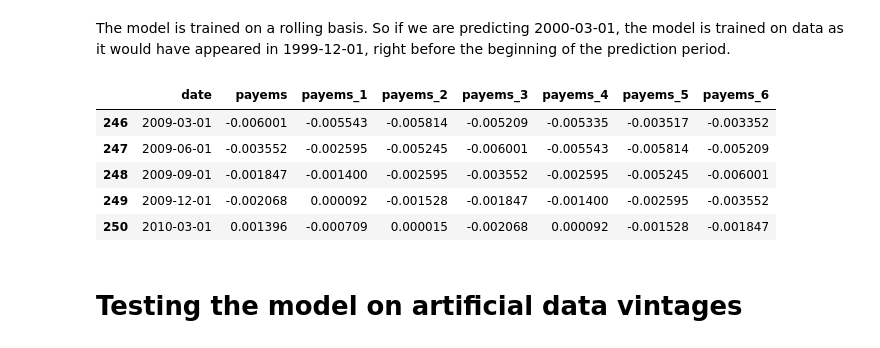
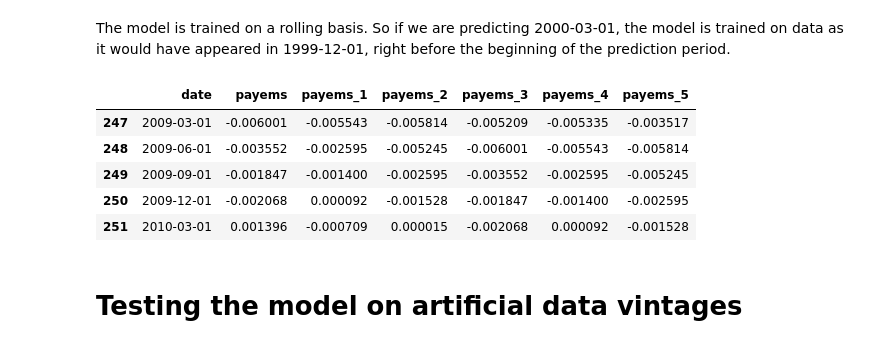
Before and after one commit to dhopp1/nowcasting_benchmark, a Jupyter notebook: methodologies/model_gb.ipynb, the cells around one changed output. Drawn from its saved outputs; the diff is of its cells as text; code cells hidden in the pictures.

```diff
--- a/methodologies/model_gb.ipynb
+++ b/methodologies/model_gb.ipynb
@@ -82,19 +82,19 @@ The model is trained on a rolling basis. So if we are predicting 2000-03-01, the
 # %%
 # this cell is form information only. The process is repeated below for each test date.
 transformed_train = mean_fill_dataset(test, test) # fill any missing values with the mean
-transformed_train = flatten_data(transformed_train, target_variable, 6) # 6 means include 6 additional lags of each variable
+transformed_train = flatten_data(transformed_train, target_variable, 5) # 5 means include 5 additional lags of each variable
 # only keep quarterly observations and drop early observations with not enough history for lagged variables
 transformed_train = transformed_train.loc[transformed_train.date.dt.month.isin([3,6,9,12]),:].dropna(axis=0, how="any").reset_index(drop=True)
 
 # we can see that e.g. the variable `payems` now has 6 columns in the data, for each of the lags, and that the data now has one row per quarter
 transformed_train.loc[:, [True] + list(transformed_train.columns[1:].str.contains("payems"))].tail()
 # %% [output]
-|  | date | payems | payems_1 | payems_2 | payems_3 | payems_4 | payems_5 | payems_6 |
-| 246 | 2009-03-01 | -0.006001 | -0.005543 | -0.005814 | -0.005209 | -0.005335 | -0.003517 | -0.003352 |
-| 247 | 2009-06-01 | -0.003552 | -0.002595 | -0.005245 | -0.006001 | -0.005543 | -0.005814 | -0.005209 |
-| 248 | 2009-09-01 | -0.001847 | -0.001400 | -0.002595 | -0.003552 | -0.002595 | -0.005245 | -0.006001 |
-| 249 | 2009-12-01 | -0.002068 | 0.000092 | -0.001528 | -0.001847 | -0.001400 | -0.002595 | -0.003552 |
-| 250 | 2010-03-01 | 0.001396 | -0.000709 | 0.000015 | -0.002068 | 0.000092 | -0.001528 | -0.001847 |
+|  | date | payems | payems_1 | payems_2 | payems_3 | payems_4 | payems_5 |
+| 247 | 2009-03-01 | -0.006001 | -0.005543 | -0.005814 | -0.005209 | -0.005335 | -0.003517 |
+| 248 | 2009-06-01 | -0.003552 | -0.002595 | -0.005245 | -0.006001 | -0.005543 | -0.005814 |
+| 249 | 2009-09-01 | -0.001847 | -0.001400 | -0.002595 | -0.003552 | -0.002595 | -0.005245 |
+| 250 | 2009-12-01 | -0.002068 | 0.000092 | -0.001528 | -0.001847 | -0.001400 | -0.002595 |
+| 251 | 2010-03-01 | 0.001396 | -0.000709 | 0.000015 | -0.002068 | 0.000092 | -0.001528 |
 # %% [markdown]
 # Testing the model on artificial data vintages
 # %%
```
Also changed, not shown: parts of 10 cells of this notebook, 9 other files.
